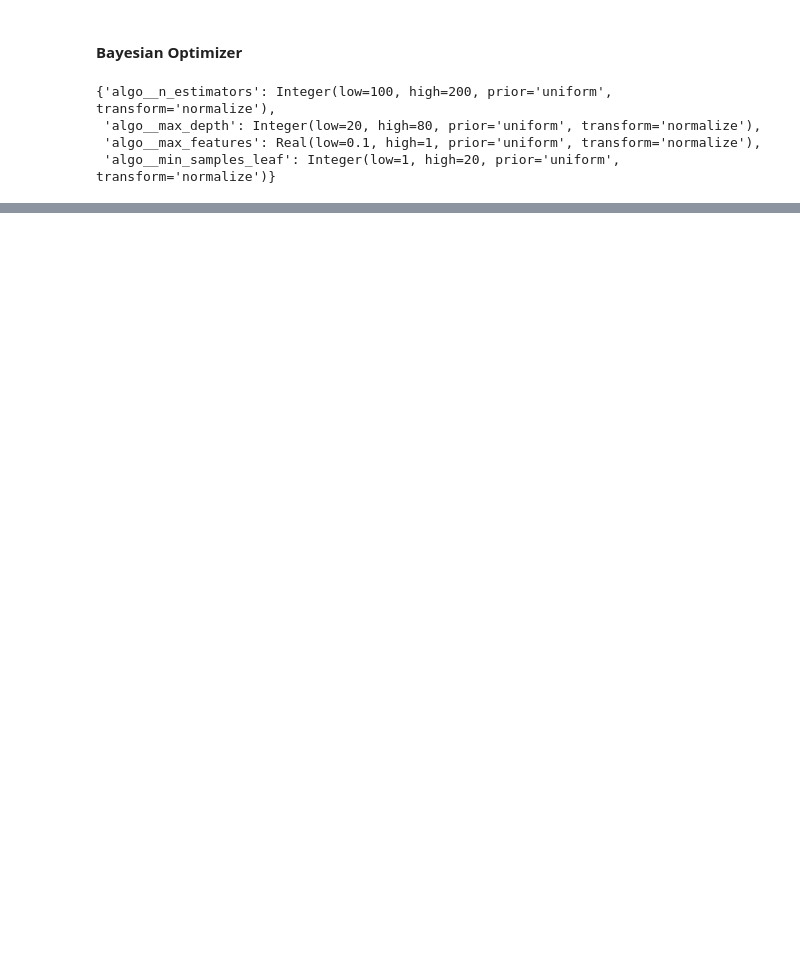
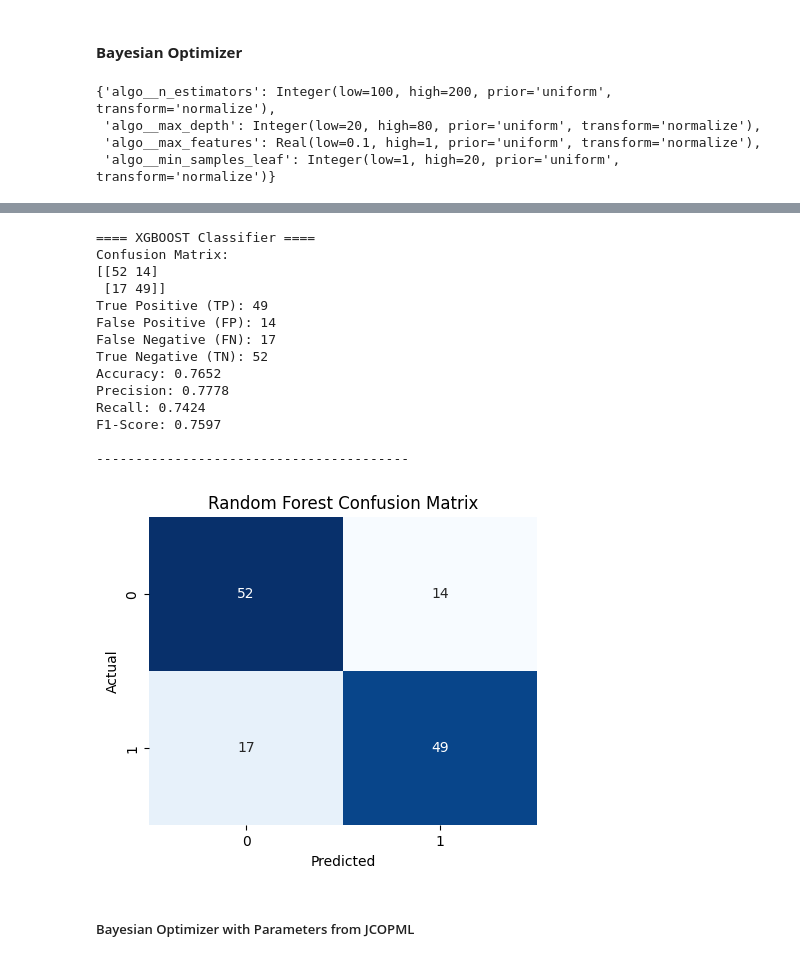
Before and after one commit to Aji2006/Predicting-Road-Accidents-with-Machine-Learning-Classification-Models, a Jupyter notebook: main.ipynb, the cells around one changed output, grey strips where cells are left out. Drawn from its saved outputs; the diff is of its cells as text; code cells hidden in the pictures; blank space fills up the shorter version.

```diff
--- a/main.ipynb
+++ b/main.ipynb
@@ -808,0 +958,11 @@ F1-Score: 0.8000
+# %%
+pipeline = Pipeline([
+    ("prep", preprocessor),
+    ("algo", XGBClassifier())
+])
+
+model_rf_rsp_le_xgb_pr = RandomizedSearchCV(pipeline, params_xgb, n_iter = 50, cv=5, n_jobs=-1, verbose=1)
+model_rf_rsp_le_xgb_pr.fit(X_train, y_train)
+
+print(model_rf_rsp_le_xgb_pr.best_params_)
+print(model_rf_rsp_le_xgb_pr.score(X_train, y_train), model_rf_rsp_le_xgb_pr.best_score_, model_rf_rsp_le_xgb_pr.score(X_val, y_val))
@@ -808,0 +1003,41 @@ F1-Score: 0.8000
+# %%
+y_val_pred_rf_rsp_with_LE_XGB_pr = model_rf_rsp_le_xgb_pr.predict(X_val)
+cm_rf_rsp_le_xgb_pr = confusion_matrix(y_val, y_val_pred_rf_rsp_with_LE_XGB_pr)
+tn, fp, fn, tp = cm_rf_rsp_le_xgb_pr.ravel()
+print("==== XGBOOST Classifier ====")
+print("Confusion Matrix:")
+print(cm_rf_rsp_le_xgb_pr)
+print(f"True Positive (TP): {tp}")
+print(f"False Positive (FP): {fp}")
+print(f"False Negative (FN): {fn}")
+print(f"True Negative (TN): {tn}")
+print(f"Accuracy: {accuracy_score(y_val, y_val_pred_rf_rsp_with_LE_XGB_pr):.4f}")
+print(f"Precision: {precision_score(y_val, y_val_pred_rf_rsp_with_LE_XGB_pr):.4f}")
+print(f"Recall: {recall_score(y_val, y_val_pred_rf_rsp_with_LE_XGB_pr):.4f}")
+print(f"F1-Score: {f1_score(y_val, y_val_pred_rf_rsp_with_LE_XGB_pr):.4f}")
+print("\n" + "-"*40 + "\n")
+
+plt.figure(figsize=(5, 4))
+sns.heatmap(cm_rf_rsp_le_xgb_pr, annot=True, fmt='d', cmap='Blues', cbar=False)
+plt.title('Random Forest Confusion Matrix')
+plt.xlabel('Predicted')
+plt.ylabel('Actual')
+plt.show()
+# %% [output]
+==== XGBOOST Classifier ====
+Confusion Matrix:
+[[52 14]
+ [17 49]]
+True Positive (TP): 49
+False Positive (FP): 14
+False Negative (FN): 17
+True Negative (TN): 52
+Accuracy: 0.7652
+Precision: 0.7778
+Recall: 0.7424
+F1-Score: 0.7597
+
+----------------------------------------
+[figure, added]
+# %% [markdown]
+##### Bayesian Optimizer with Parameters from JCOPML
```
Also changed, not shown: parts of 46 cells of this notebook.
